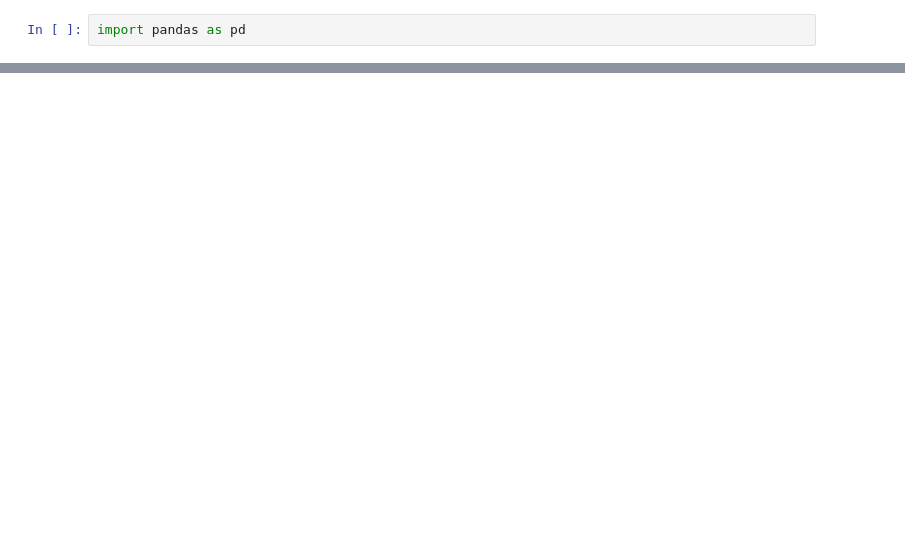
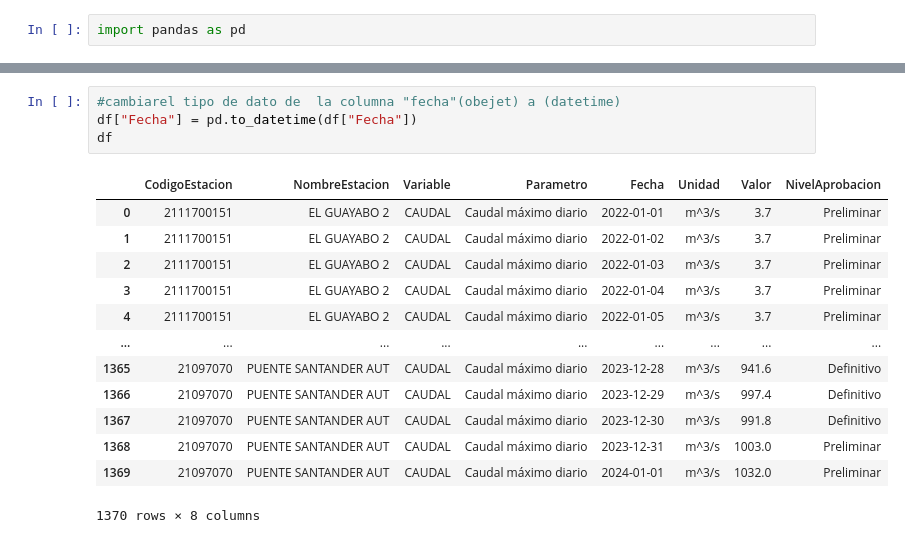
Before and after one commit to melissafalla/Analisiscaudalriolasceibas, a Jupyter notebook: analisis_datos.ipynb, the cells around one changed output, grey strips where cells are left out. Drawn from its saved outputs; the diff is of its cells as text; blank space fills up the shorter version.

```diff
--- a/analisis_datos.ipynb
+++ b/analisis_datos.ipynb
@@ -21,0 +41,18 @@ df
+# %%
+#cambiarel tipo de dato de  la columna "fecha"(obejet) a (datetime)
+df["Fecha"] = pd.to_datetime(df["Fecha"])
+df
+# %% [output]
+|  | CodigoEstacion | NombreEstacion | Variable | Parametro | Fecha | Unidad | Valor | NivelAprobacion |
+| 0 | 2111700151 | EL GUAYABO 2 | CAUDAL | Caudal máximo diario | 2022-01-01 | m^3/s | 3.7 | Preliminar |
+| 1 | 2111700151 | EL GUAYABO 2 | CAUDAL | Caudal máximo diario | 2022-01-02 | m^3/s | 3.7 | Preliminar |
+| 2 | 2111700151 | EL GUAYABO 2 | CAUDAL | Caudal máximo diario | 2022-01-03 | m^3/s | 3.7 | Preliminar |
+| 3 | 2111700151 | EL GUAYABO 2 | CAUDAL | Caudal máximo diario | 2022-01-04 | m^3/s | 3.7 | Preliminar |
+| 4 | 2111700151 | EL GUAYABO 2 | CAUDAL | Caudal máximo diario | 2022-01-05 | m^3/s | 3.7 | Preliminar |
+| ... | ... | ... | ... | ... | ... | ... | ... | ... |
+| 1365 | 21097070 | PUENTE SANTANDER AUT | CAUDAL | Caudal máximo diario | 2023-12-28 | m^3/s | 941.6 | Definitivo |
+| 1366 | 21097070 | PUENTE SANTANDER AUT | CAUDAL | Caudal máximo diario | 2023-12-29 | m^3/s | 997.4 | Definitivo |
+| 1367 | 21097070 | PUENTE SANTANDER AUT | CAUDAL | Caudal máximo diario | 2023-12-30 | m^3/s | 991.8 | Definitivo |
+| 1368 | 21097070 | PUENTE SANTANDER AUT | CAUDAL | Caudal máximo diario | 2023-12-31 | m^3/s | 1003.0 | Preliminar |
+| 1369 | 21097070 | PUENTE SANTANDER AUT | CAUDAL | Caudal máximo diario | 2024-01-01 | m^3/s | 1032.0 | Preliminar |
+1370 rows × 8 columns
```
Also changed, not shown: parts of 18 cells of this notebook.
